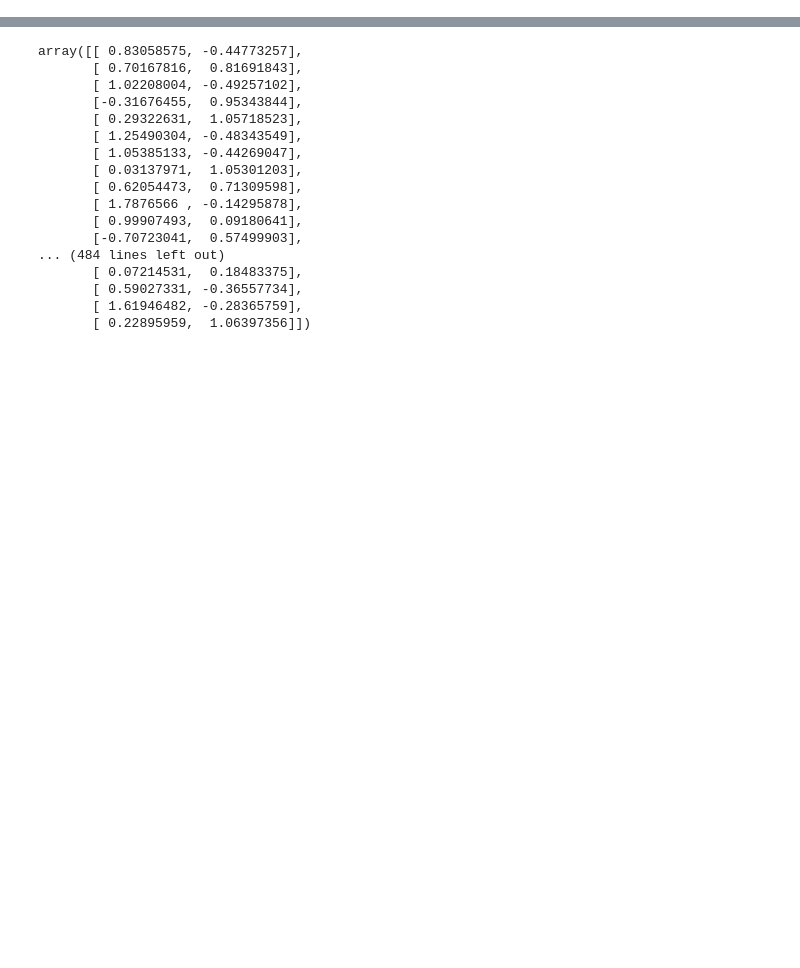
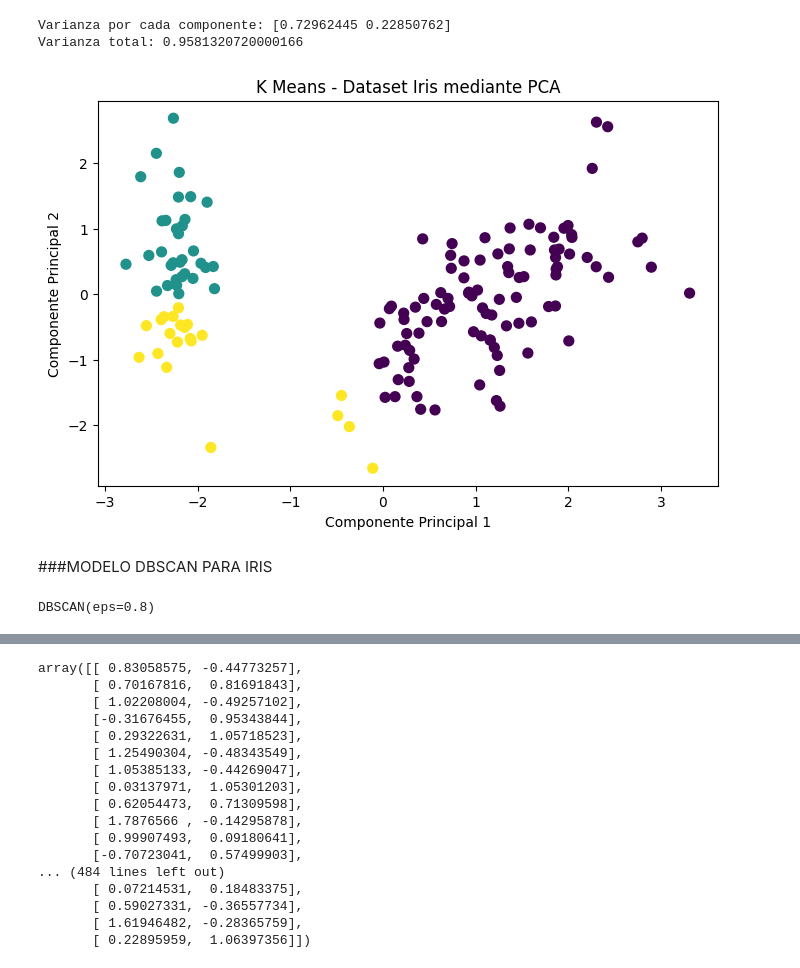
Before and after one commit to rocio-mr/clustering-mcd, a Jupyter notebook: Actividad_7_Clustering.ipynb, the cells around one changed output, grey strips where cells are left out. Saved outputs shown, nothing was run; the diff lists cells and outputs as text; code cells hidden in the pictures; blank space fills up the shorter version.

```diff
--- a/Actividad_7_Clustering.ipynb
+++ b/Actividad_7_Clustering.ipynb
@@ -258,0 +34,4 @@ X, y = make_moons(
+# %%
+#Como primer paso se escalan los datos
+scaler = StandardScaler()
+X_iris_escalado = scaler.fit_transform(X)
@@ -258,0 +40,5 @@ X, y = make_moons(
+# %%
+#Se asigna el número de clusters con K  = 3
+kmeans = KMeans(n_clusters=3, random_state=42)
+#Entrenar el modelo
+kmeans.fit(X_iris_escalado)
@@ -258,0 +55,4 @@ X, y = make_moons(
+# %%
+#Se obtienen e imprimen los labels
+labels_kmeans_iris = kmeans.fit_predict(X_iris_escalado)
+labels_kmeans_iris
@@ -258,0 +67,43 @@ X, y = make_moons(
+# %%
+#Aplicar PCA
+from sklearn.decomposition import PCA
+
+#Reducir las 4 características de Iris a dos componentes para observarlo de manera visual
+pca = PCA(n_components=2)
+X_pca = pca.fit_transform(X_iris_escalado)
+# %%
+#Obtenemos las varianzas
+print(f"Varianza por cada componente: {pca.explained_variance_ratio_}")
+print(f"Varianza total: {pca.explained_variance_ratio_.sum()}")
+# %% [output]
+Varianza por cada componente: [0.72962445 0.22850762]
+Varianza total: 0.9581320720000166
+# %%
+#Visualizar K-Means mediante PCA
+
+plt.figure(figsize=(8, 5))
+
+plt.scatter(
+    X_pca[:, 0],
+    X_pca[:, 1],
+
+    c=labels_kmeans_iris,
+    s=50
+)
+
+plt.title("K Means - Dataset Iris mediante PCA")
+plt.xlabel("Componente Principal 1")
+plt.ylabel("Componente Principal 2")
+
+plt.show()
+# %% [output]
+[figure, added]
+# %% [markdown]
+###MODELO DBSCAN PARA IRIS
+# %%
+#Configurar y entrenar el modelo
+
+dbscan = DBSCAN(eps=0.8, min_samples=5) #Con el valor de 0.8 porque con este hiperpárametro se observó una disminución del ruido
+dbscan.fit(X_iris_escalado)
+# %% [output]
+DBSCAN(eps=0.8)
```
Also changed, not shown: parts of 80 cells of this notebook.
